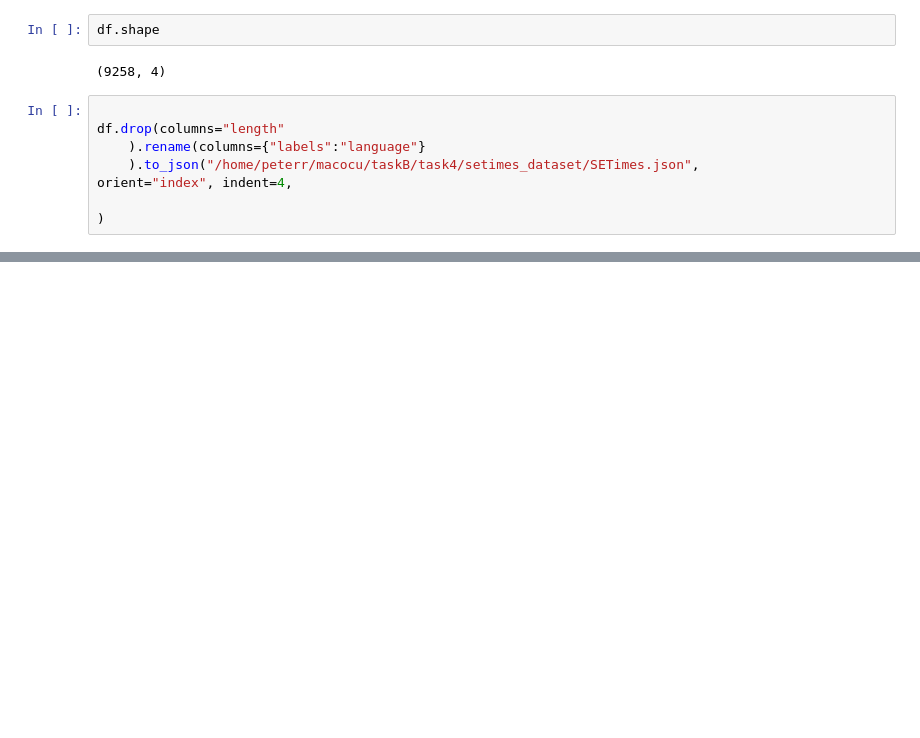
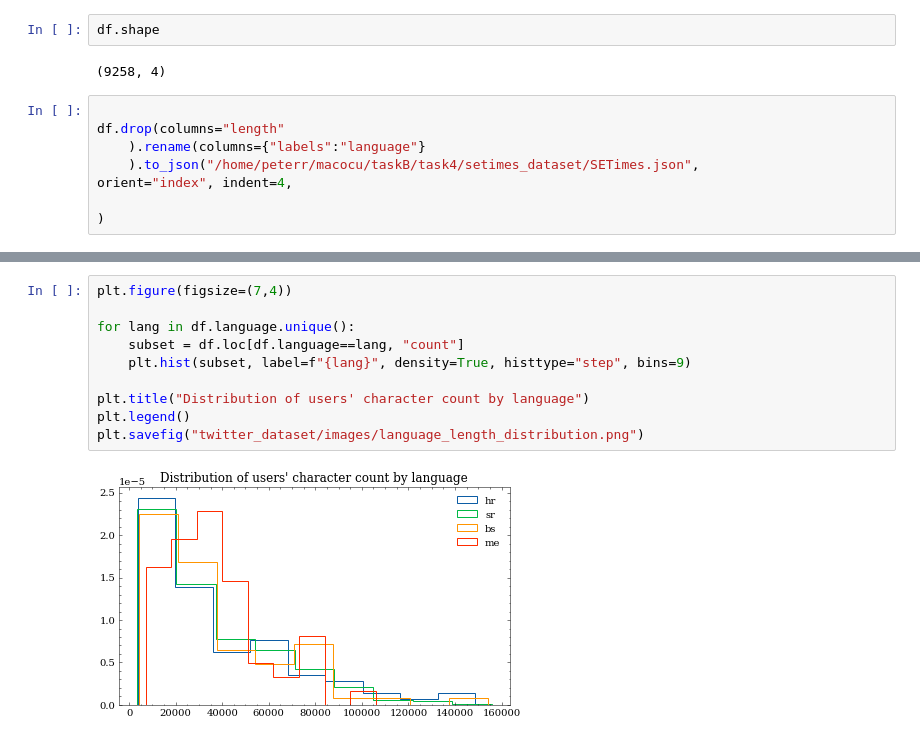
Before and after one commit to 5roop/task4, a Jupyter notebook: 23_constructing_datasets.ipynb, the cells around one changed output, grey strips where cells are left out. Saved outputs shown, nothing was run; the diff lists cells and outputs as text; blank space fills up the shorter version.

```diff
--- a/23_constructing_datasets.ipynb
+++ b/23_constructing_datasets.ipynb
@@ -92,0 +175,12 @@ orient="index", indent=4,
+# %%
+plt.figure(figsize=(7,4))
+
+for lang in df.language.unique():
+    subset = df.loc[df.language==lang, "count"]
+    plt.hist(subset, label=f"{lang}", density=True, histtype="step", bins=9)
+
+plt.title("Distribution of users' character count by language")
+plt.legend()
+plt.savefig("twitter_dataset/images/language_length_distribution.png")
+# %% [output]
+[figure, added]
```
Also changed, not shown: parts of 10 cells of this notebook, 4 other files.
